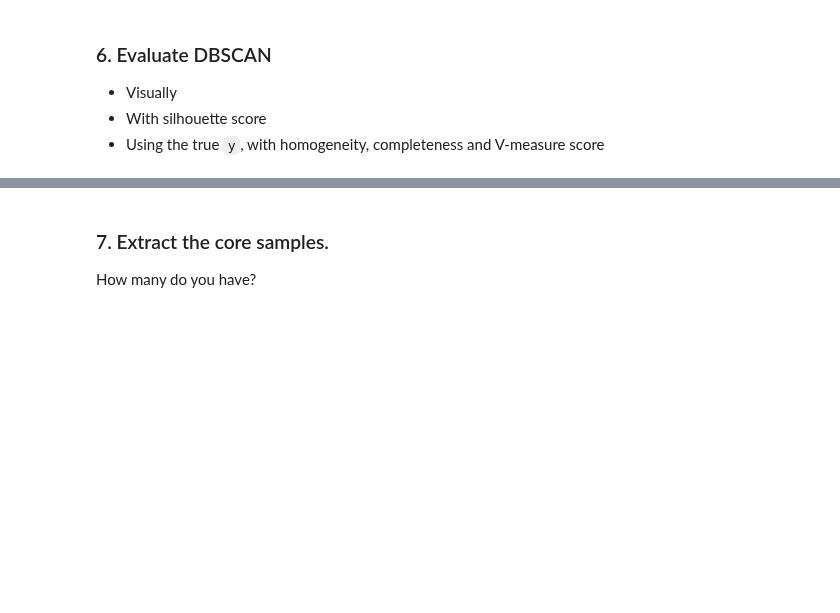
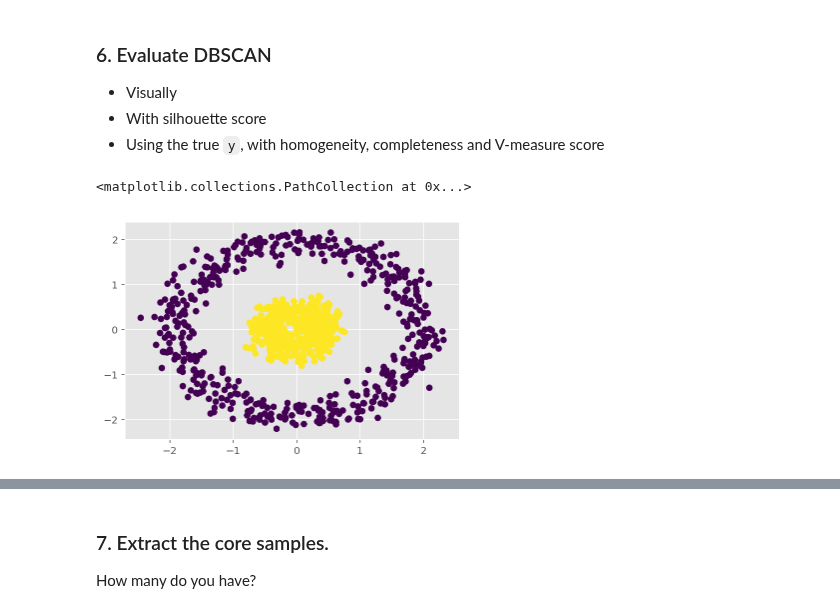
Before and after one commit to a3o1m2/DSI11-lessons, a Jupyter notebook: week07/day4_dbscan_clustering/clustering-labs/dbscan-circles-startercode.ipynb, the cells around one changed output, grey strips where cells are left out. Cells and saved outputs as stored; diff of their text form; code cells hidden in the pictures; blank space fills up the shorter version.

```diff
--- a/week07/day4_dbscan_clustering/clustering-labs/dbscan-circles-startercode.ipynb
+++ b/week07/day4_dbscan_clustering/clustering-labs/dbscan-circles-startercode.ipynb
@@ -54,3 +101,8 @@ circles_X, circles_y = make_circles(n_samples=1000, random_state=123, noise=0.1,
 - Visually
 - With silhouette score
 - Using the true `y`, with homogeneity, completeness and V-measure score
+# %%
+plt.scatter(circles_Xs[:,0],circles_Xs[:,1],c=dbscan.labels_)
+# %% [output]
+<matplotlib.collections.PathCollection at 0x...>
+[figure, added]
```
Also changed, not shown: parts of 15 cells of this notebook, 13 other files.
